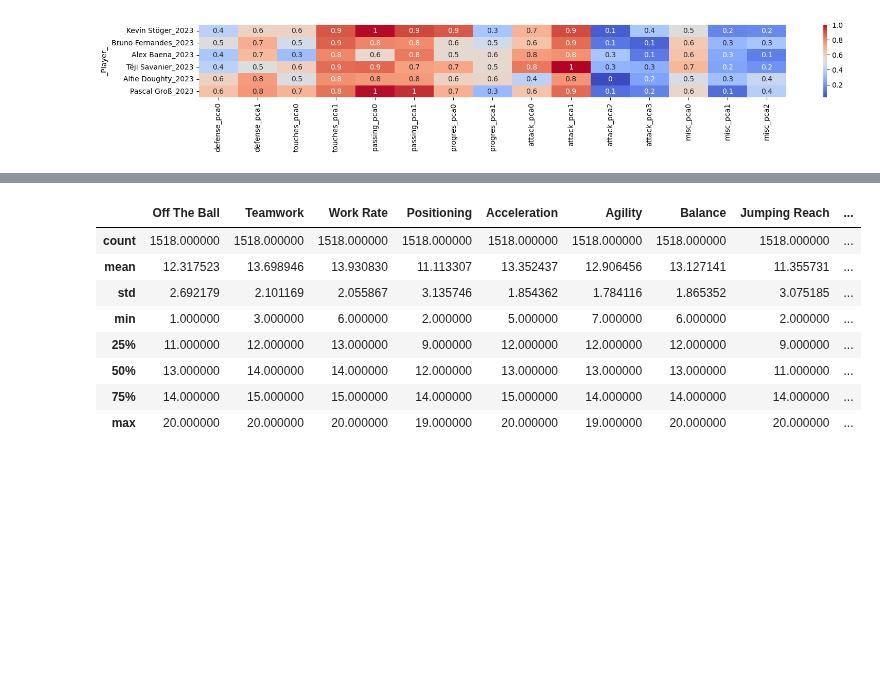
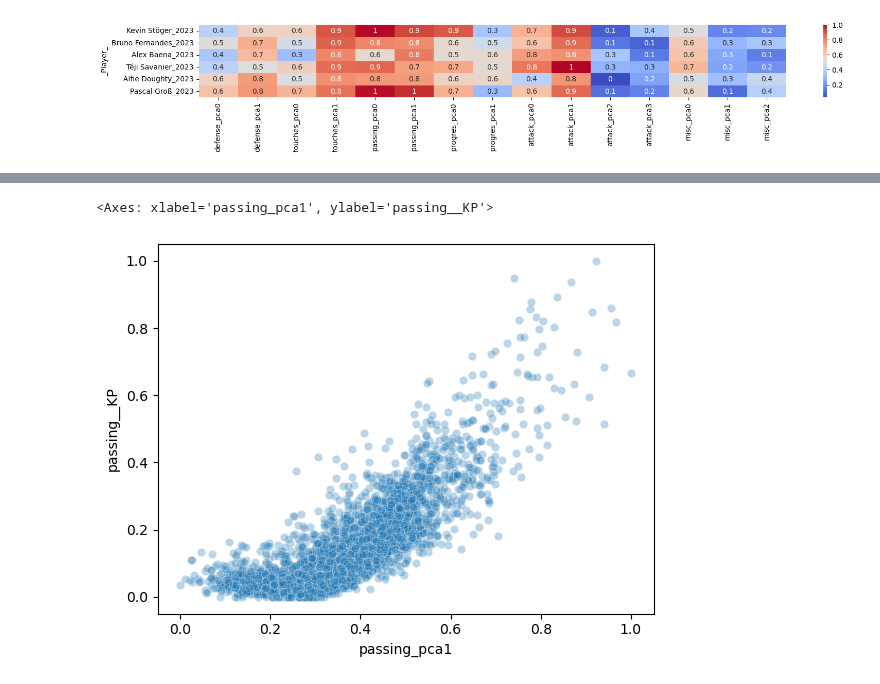
Before and after one commit to alibekk93/FM_skills_prediction, a Jupyter notebook: notebooks/03_player_similarity.ipynb, the cells around one changed output, grey strips where cells are left out. Saved outputs shown, nothing was run; the diff lists cells and outputs as text; code cells hidden in the pictures; blank space fills up the shorter version.

```diff
--- a/notebooks/03_player_similarity.ipynb
+++ b/notebooks/03_player_similarity.ipynb
@@ -418,12 +218,0 @@ combined_data.loc[:, predict_columns[12:24]].describe()
-# %%
-combined_data.loc[:, predict_columns[24:]].describe()
-# %% [output]
-|  | Off The Ball | Teamwork | Work Rate | Positioning | Acceleration | Agility | Balance | Jumping Reach | ... |
-| count | 1518.000000 | 1518.000000 | 1518.000000 | 1518.000000 | 1518.000000 | 1518.000000 | 1518.000000 | 1518.000000 | ... |
-| mean | 12.317523 | 13.698946 | 13.930830 | 11.113307 | 13.352437 | 12.906456 | 13.127141 | 11.355731 | ... |
-| std | 2.692179 | 2.101169 | 2.055867 | 3.135746 | 1.854362 | 1.784116 | 1.865352 | 3.075185 | ... |
-| min | 1.000000 | 3.000000 | 6.000000 | 2.000000 | 5.000000 | 7.000000 | 6.000000 | 2.000000 | ... |
-| 25% | 11.000000 | 12.000000 | 13.000000 | 9.000000 | 12.000000 | 12.000000 | 12.000000 | 9.000000 | ... |
-| 50% | 13.000000 | 14.000000 | 14.000000 | 12.000000 | 13.000000 | 13.000000 | 13.000000 | 11.000000 | ... |
-| 75% | 14.000000 | 15.000000 | 15.000000 | 14.000000 | 15.000000 | 14.000000 | 14.000000 | 14.000000 | ... |
-| max | 20.000000 | 20.000000 | 20.000000 | 19.000000 | 20.000000 | 19.000000 | 20.000000 | 20.000000 | ... |
@@ -438,0 +219,6 @@ X_possession_pca = pca.fit_transform(X_possession)
+# %%
+sns.scatterplot(x=player_data_pca_scaled['passing_pca1'],
+                y=player_data_scaled['passing__KP'], alpha=0.3)
+# %% [output]
+<Axes: xlabel='passing_pca1', ylabel='passing__KP'>
+[figure, added]
```
Also changed, not shown: parts of 30 cells of this notebook.
